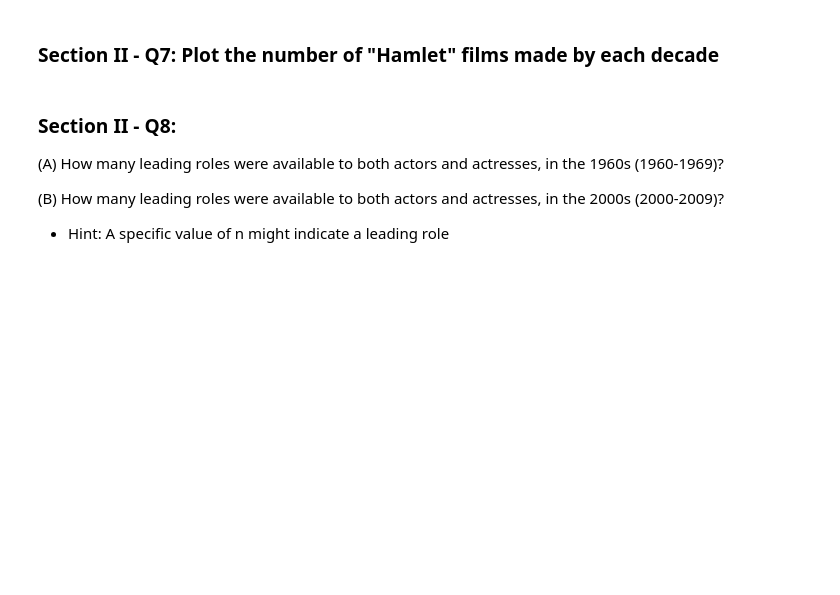
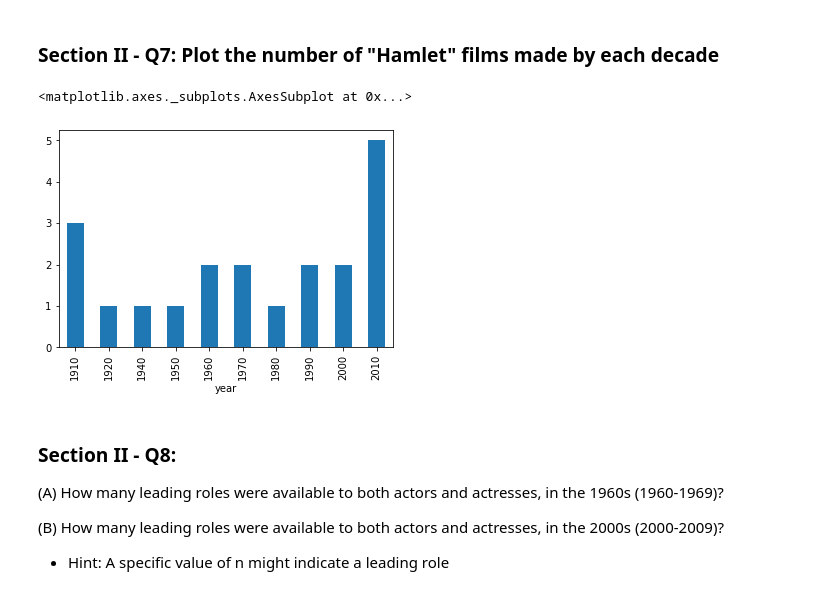
Before and after one commit to jamatamala/mec-mini-projects, a Jupyter notebook: mec-5.3.10-data-wranging-with-pandas-mini-project/Mini_Project_Data_Wrangling_Pandas.ipynb, the cells around one changed output. Saved outputs shown, nothing was run; the diff lists cells and outputs as text; code cells hidden in the pictures; blank space fills up the shorter version.

```diff
--- a/mec-5.3.10-data-wranging-with-pandas-mini-project/Mini_Project_Data_Wrangling_Pandas.ipynb
+++ b/mec-5.3.10-data-wranging-with-pandas-mini-project/Mini_Project_Data_Wrangling_Pandas.ipynb
@@ -223,5 +618,14 @@ top_ten.plot(kind='barh')
 # %% [markdown]
 ### Section II - Q7: Plot the number of "Hamlet" films made by each decade
+# %%
+hamlet = (movies[movies.title == 'Hamlet']
+          .groupby(movies.year // 10 * 10)
+          .count()
+          .rename({'title': 'count'}, axis=1))['count']
+hamlet.plot(kind='bar')
+# %% [output]
+<matplotlib.axes._subplots.AxesSubplot at 0x...>
+[figure, added]
 # %% [markdown]
 ### Section II - Q8:
 
```
Also changed, not shown: parts of 44 cells of this notebook.
